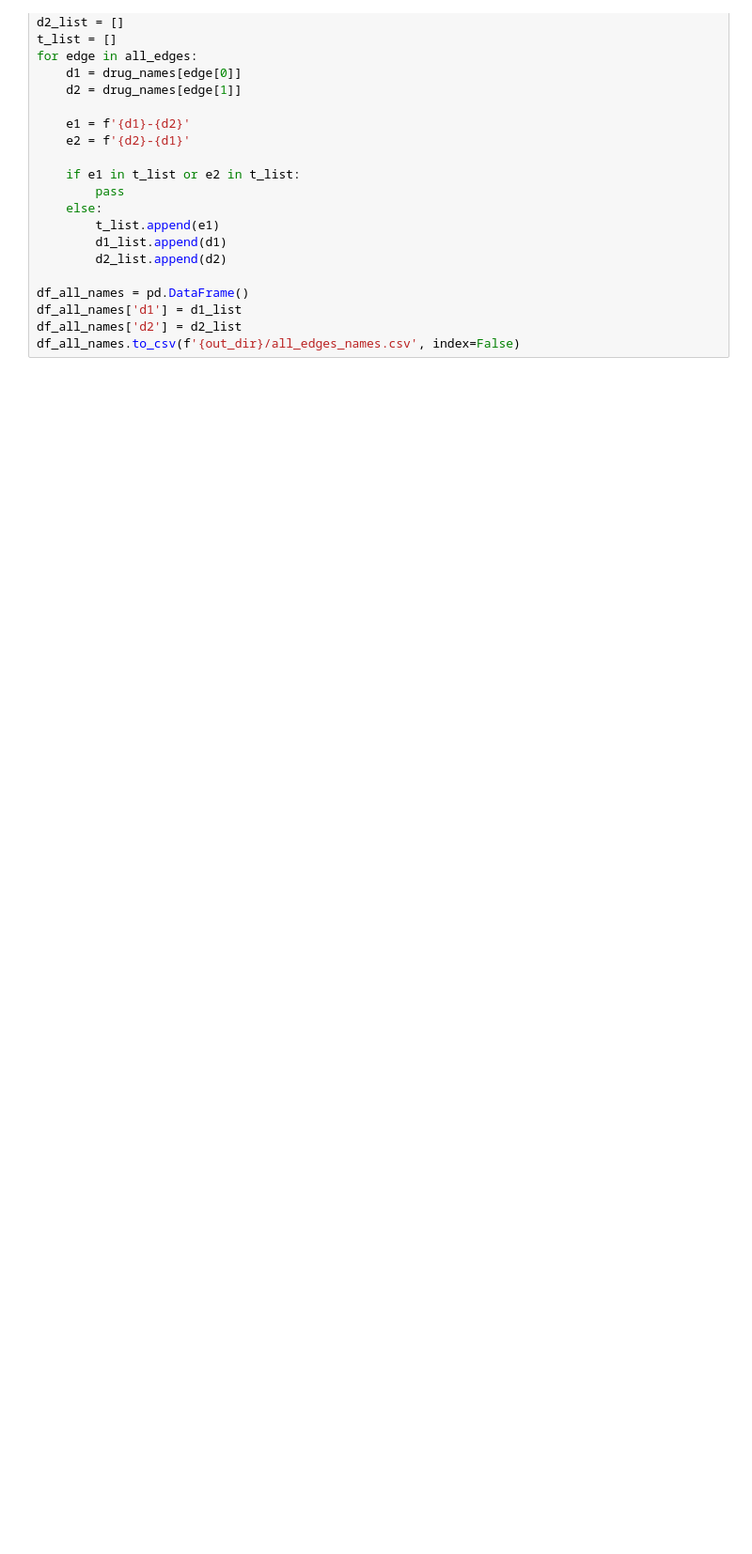
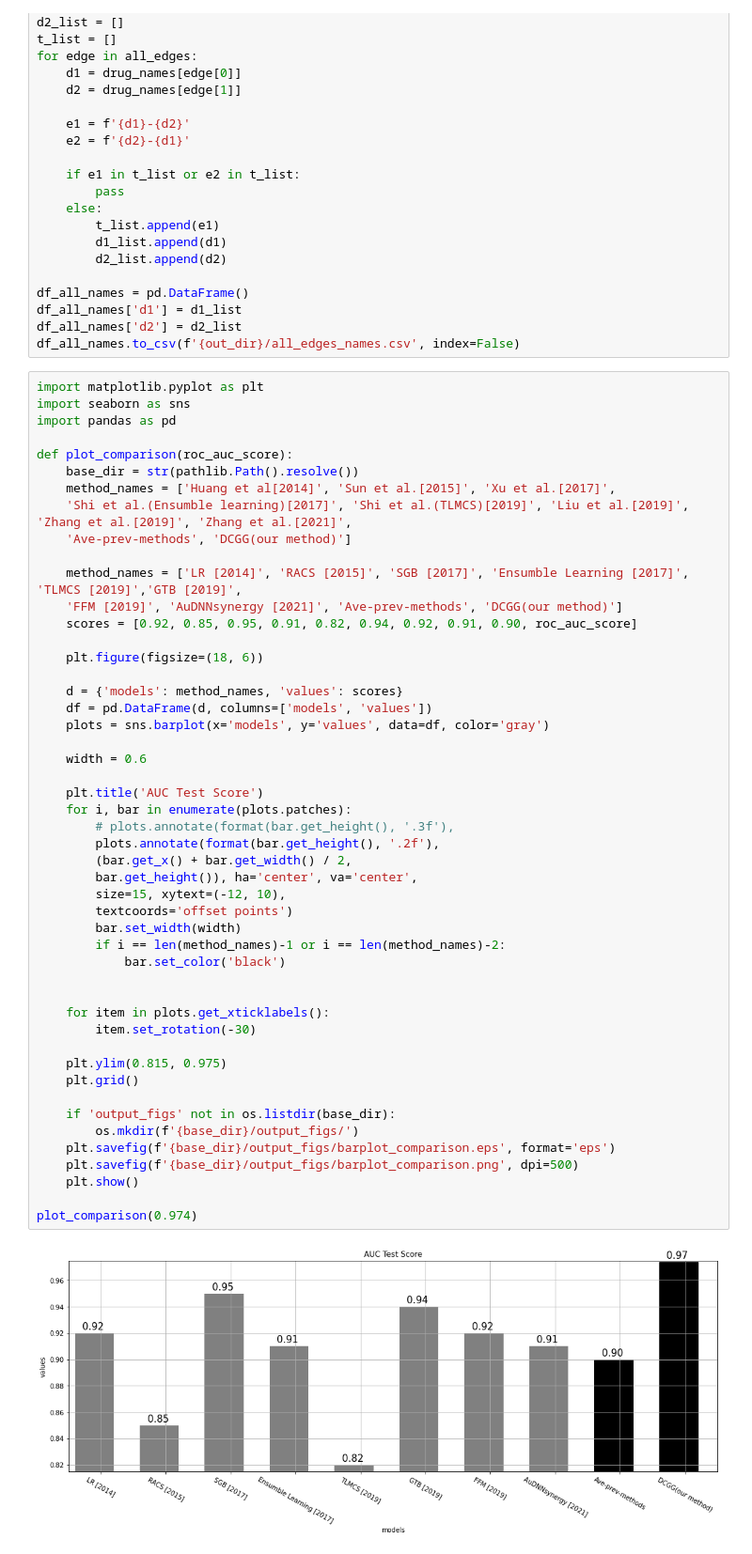
Before and after one commit to sinaziaee/DComG, a Jupyter notebook: temp.ipynb, the cells around one changed output. Shown at 94% size. Drawn from its saved outputs; the diff is of its cells as text; blank space fills up the shorter version.

```diff
--- a/temp.ipynb
+++ b/temp.ipynb
@@ -162,3 +162,54 @@ df_all_names = pd.DataFrame()
 df_all_names['d1'] = d1_list
 df_all_names['d2'] = d2_list
 df_all_names.to_csv(f'{out_dir}/all_edges_names.csv', index=False)
+# %%
+import matplotlib.pyplot as plt
+import seaborn as sns
+import pandas as pd
+
+def plot_comparison(roc_auc_score):
+    base_dir = str(pathlib.Path().resolve())
+    method_names = ['Huang et al[2014]', 'Sun et al.[2015]', 'Xu et al.[2017]',
+    'Shi et al.(Ensumble learning)[2017]', 'Shi et al.(TLMCS)[2019]', 'Liu et al.[2019]', 'Zhang et al.[2019]', 'Zhang et al.[2021]',
+    'Ave-prev-methods', 'DCGG(our method)']
+
+    method_names = ['LR [2014]', 'RACS [2015]', 'SGB [2017]', 'Ensumble Learning [2017]', 'TLMCS [2019]','GTB [2019]',
+    'FFM [2019]', 'AuDNNsynergy [2021]', 'Ave-prev-methods', 'DCGG(our method)']
+    scores = [0.92, 0.85, 0.95, 0.91, 0.82, 0.94, 0.92, 0.91, 0.90, roc_auc_score]
+
+    plt.figure(figsize=(18, 6))
+
+    d = {'models': method_names, 'values': scores}
+    df = pd.DataFrame(d, columns=['models', 'values'])
+    plots = sns.barplot(x='models', y='values', data=df, color='gray')
+
+    width = 0.6
+
+    plt.title('AUC Test Score')
+    for i, bar in enumerate(plots.patches):
+        # plots.annotate(format(bar.get_height(), '.3f'),
+        plots.annotate(format(bar.get_height(), '.2f'),
+        (bar.get_x() + bar.get_width() / 2,
+        bar.get_height()), ha='center', va='center',
+        size=15, xytext=(-12, 10),
+        textcoords='offset points')
+        bar.set_width(width)
+        if i == len(method_names)-1 or i == len(method_names)-2:
+            bar.set_color('black')
+
+
+    for item in plots.get_xticklabels():
+        item.set_rotation(-30)
+
+    plt.ylim(0.815, 0.975)
+    plt.grid()
+
+    if 'output_figs' not in os.listdir(base_dir):
+        os.mkdir(f'{base_dir}/output_figs/')
+    plt.savefig(f'{base_dir}/output_figs/barplot_comparison.eps', format='eps')
+    plt.savefig(f'{base_dir}/output_figs/barplot_comparison.png', dpi=500)
+    plt.show()
+
+plot_comparison(0.974)
+# %% [output]
+[figure, added]
```
Also changed, not shown: parts of 9 cells of this notebook, 7 other files.
